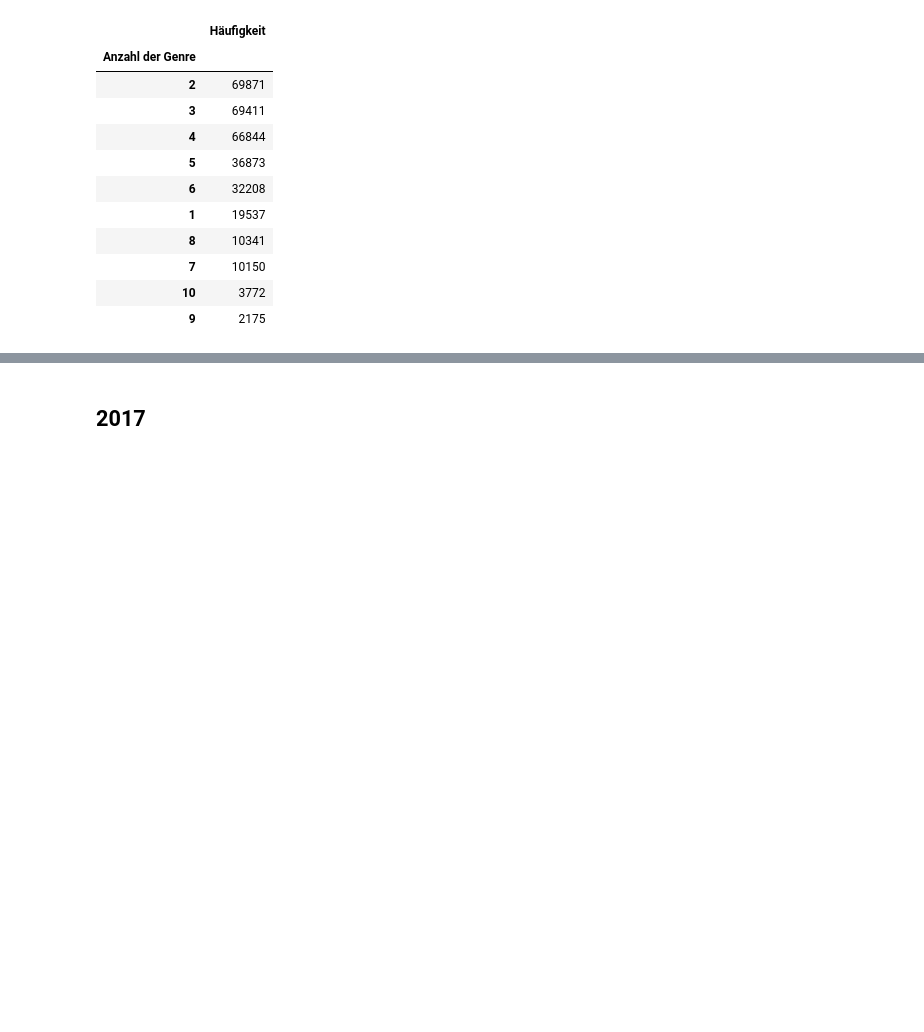
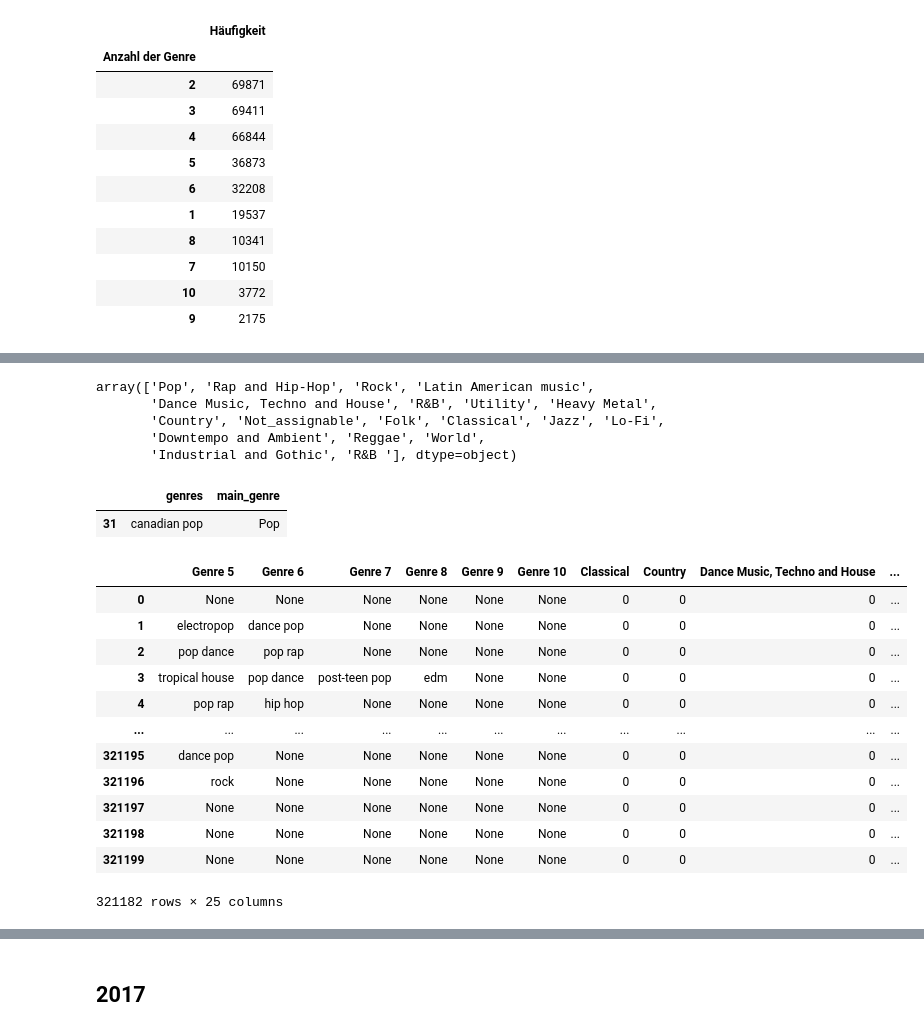
Before and after one commit to Marenabele/Spotify_Genre, a Jupyter notebook: Code/Spotify.ipynb, the cells around one changed output, grey strips where cells are left out. Cells and saved outputs as stored; diff of their text form; code cells hidden in the pictures; blank space fills up the shorter version.

```diff
--- a/Code/Spotify.ipynb
+++ b/Code/Spotify.ipynb
@@ -463,0 +502,41 @@ Anzahl der Genre je Eintrag
+# %%
+# Main Genres anzeigen
+main_genres = df_genre_map["main_genre"].unique()
+main_genres
+# %% [output]
+array(['Pop', 'Rap and Hip-Hop', 'Rock', 'Latin American music',
+       'Dance Music, Techno and House', 'R&B', 'Utility', 'Heavy Metal',
+       'Country', 'Not_assignable', 'Folk', 'Classical', 'Jazz', 'Lo-Fi',
+       'Downtempo and Ambient', 'Reggae', 'World',
+       'Industrial and Gothic', 'R&B '], dtype=object)
+# %%
+# Mapping-Test
+can = df_genre_map[df_genre_map["genres"] == "canadian pop"]
+can
+# %% [output]
+|  | genres | main_genre |
+| 31 | canadian pop | Pop |
+# %%
+# Erstellen der Spalten für die Main Genres
+dummies = pd.get_dummies(df_genre_map["main_genre"])
+
+dummies = dummies.applymap(lambda x: False)
+df_with_main_genres = pd.concat([df, dummies], axis=1)
+df_with_main_genres.iloc[:, -19:] = df_with_main_genres.iloc[:, -20:].fillna(False)
+df_with_main_genres.iloc[:, -19:] =  0
+
+df_with_main_genres.iloc[:, -25:]
+# %% [output]
+|  | Genre 5 | Genre 6 | Genre 7 | Genre 8 | Genre 9 | Genre 10 | Classical | Country | Dance Music, Techno and House | ... |
+| 0 | None | None | None | None | None | None | 0 | 0 | 0 | ... |
+| 1 | electropop | dance pop | None | None | None | None | 0 | 0 | 0 | ... |
+| 2 | pop dance | pop rap | None | None | None | None | 0 | 0 | 0 | ... |
+| 3 | tropical house | pop dance | post-teen pop | edm | None | None | 0 | 0 | 0 | ... |
+| 4 | pop rap | hip hop | None | None | None | None | 0 | 0 | 0 | ... |
+| ... | ... | ... | ... | ... | ... | ... | ... | ... | ... | ... |
+| 321195 | dance pop | None | None | None | None | None | 0 | 0 | 0 | ... |
+| 321196 | rock | None | None | None | None | None | 0 | 0 | 0 | ... |
+| 321197 | None | None | None | None | None | None | 0 | 0 | 0 | ... |
+| 321198 | None | None | None | None | None | None | 0 | 0 | 0 | ... |
+| 321199 | None | None | None | None | None | None | 0 | 0 | 0 | ... |
+321182 rows × 25 columns
```
Also changed, not shown: parts of 19 cells of this notebook, 7 other files.
